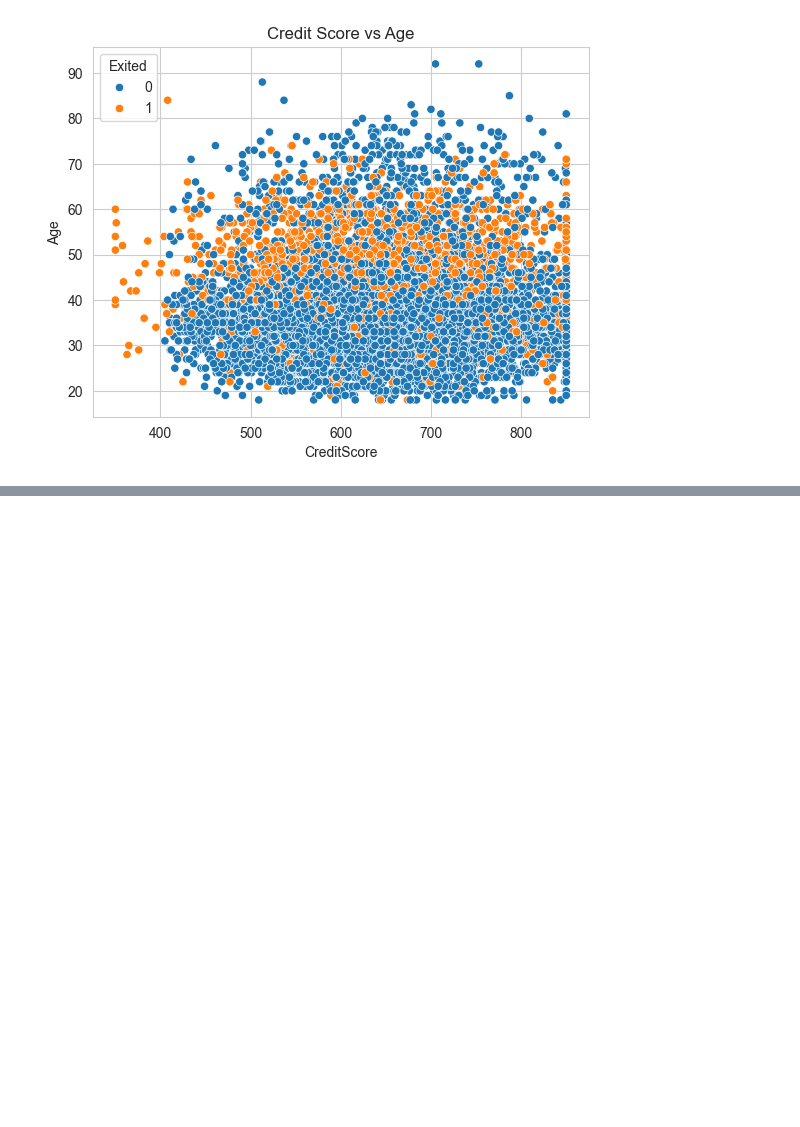
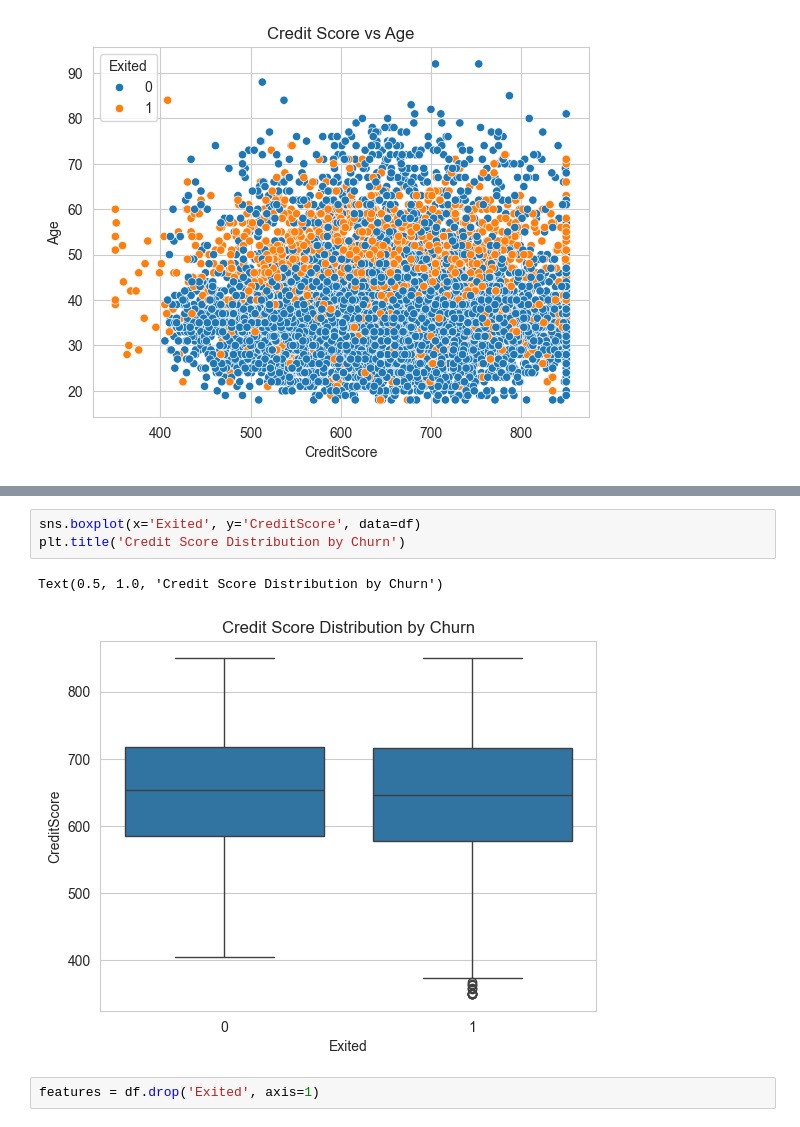
Before and after one commit to IntermediaDesigns/ai-customer-churn-prediction, a Jupyter notebook: churn.ipynb, the cells around one changed output, grey strips where cells are left out. Cells and saved outputs as stored; diff of their text form; blank space fills up the shorter version.

```diff
--- a/churn.ipynb
+++ b/churn.ipynb
@@ -58,0 +65,8 @@ Text(0.5, 1.0, 'Credit Score vs Age')
+# %%
+sns.boxplot(x='Exited', y='CreditScore', data=df)
+plt.title('Credit Score Distribution by Churn')
+# %% [output]
+Text(0.5, 1.0, 'Credit Score Distribution by Churn')
+[figure, added]
+# %%
+features = df.drop('Exited', axis=1)
```
Also changed, not shown: parts of 10 cells of this notebook.
